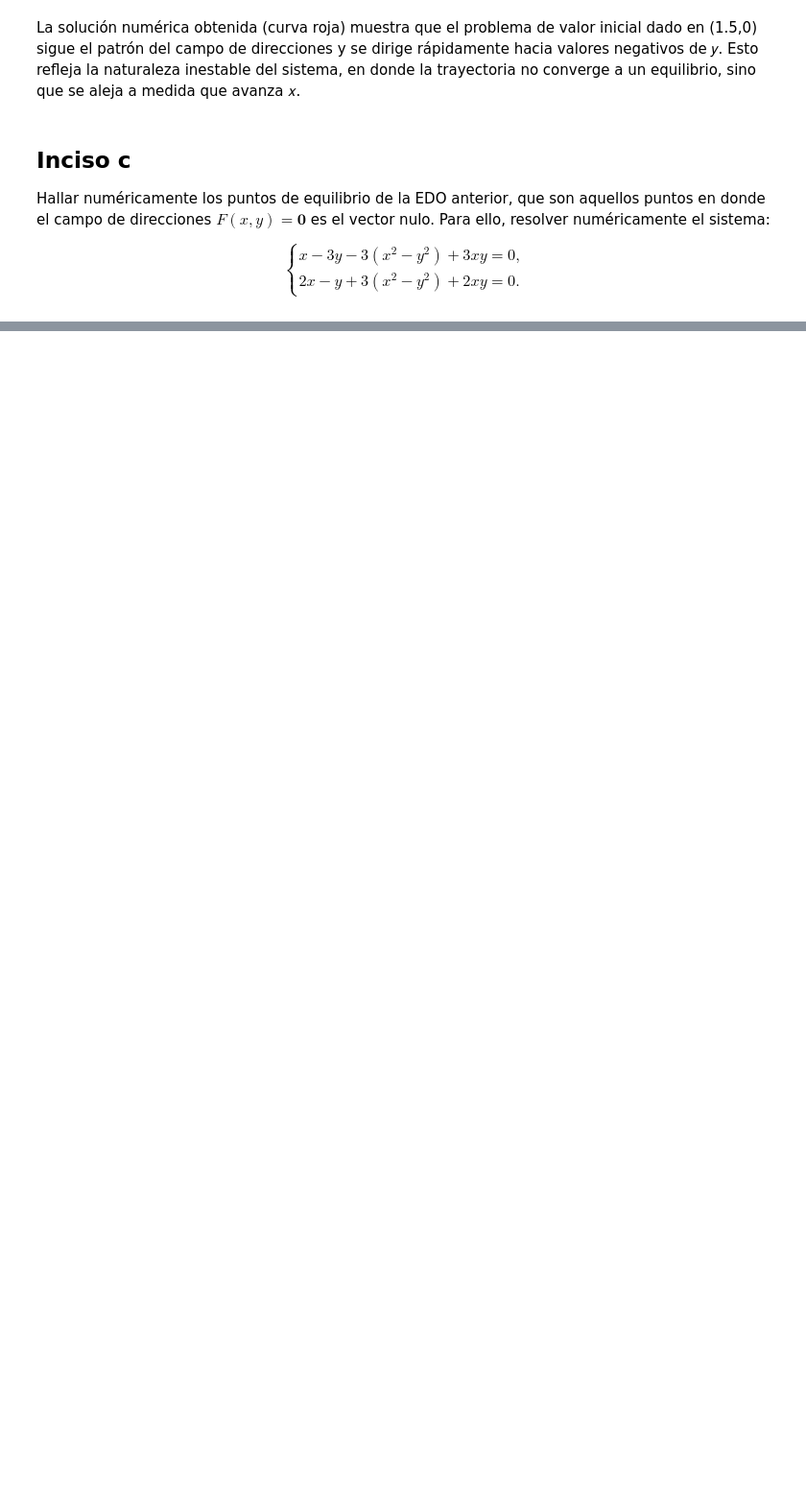
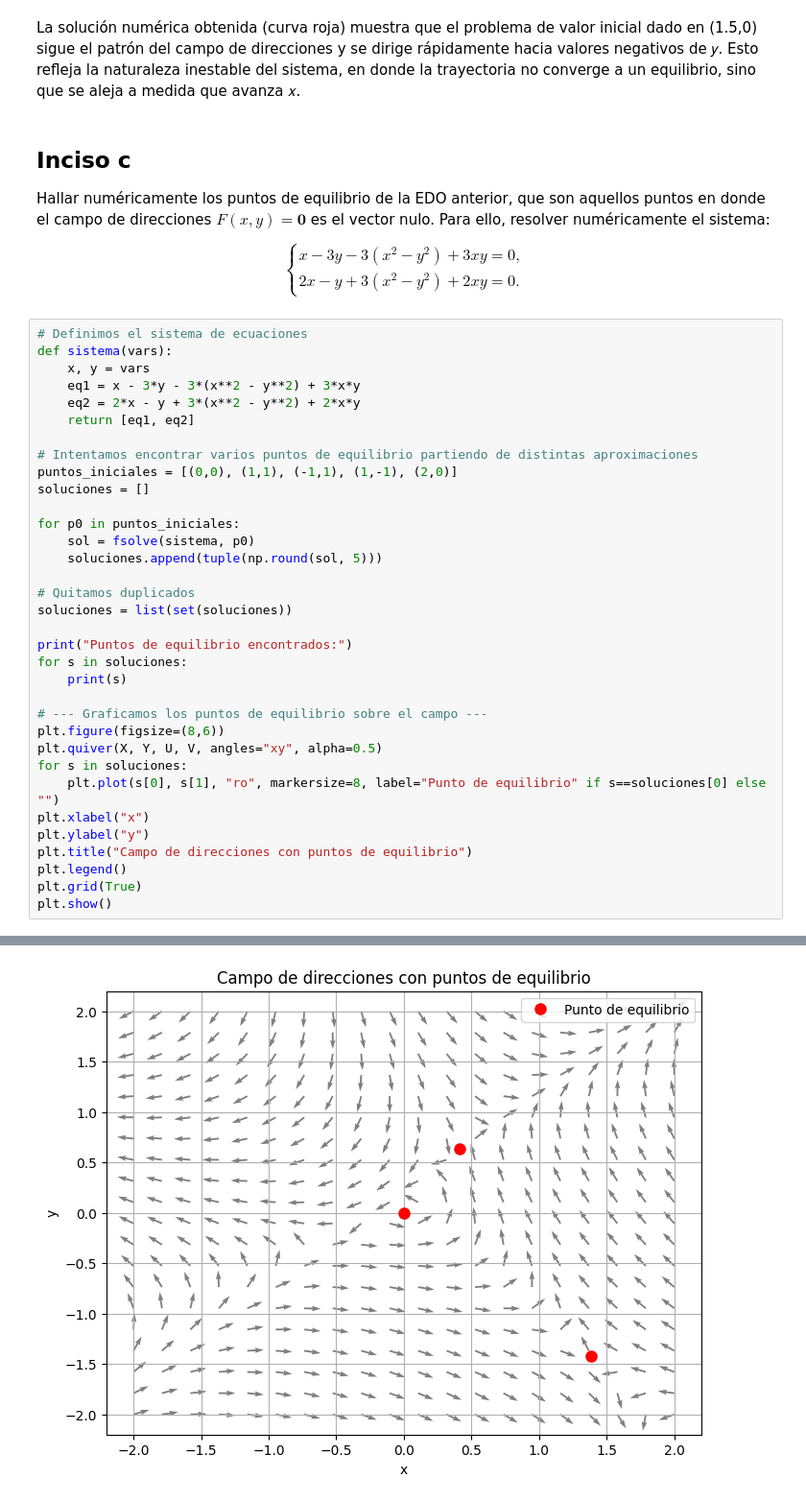
Before and after one commit to JosueSay/labs-ms, a Jupyter notebook: Labs/lab5/problema4/p4.ipynb, the cells around one changed output, grey strips where cells are left out. Shown: that part at 96% size. Cells and saved outputs as stored; diff of their text form; blank space fills up the shorter version.

```diff
--- a/Labs/lab5/problema4/p4.ipynb
+++ b/Labs/lab5/problema4/p4.ipynb
@@ -104,3 +104,38 @@ x-3y-3\!\left(x^{2}-y^{2}\right)+3xy=0,\\[2pt]
 2x-y+3\!\left(x^{2}-y^{2}\right)+2xy=0.
 \end{cases}
 $$
+# %%
+# Definimos el sistema de ecuaciones
+def sistema(vars):
+    x, y = vars
+    eq1 = x - 3*y - 3*(x**2 - y**2) + 3*x*y
+    eq2 = 2*x - y + 3*(x**2 - y**2) + 2*x*y
+    return [eq1, eq2]
+
+# Intentamos encontrar varios puntos de equilibrio partiendo de distintas aproximaciones
+puntos_iniciales = [(0,0), (1,1), (-1,1), (1,-1), (2,0)]
+soluciones = []
+
+for p0 in puntos_iniciales:
+    sol = fsolve(sistema, p0)
+    soluciones.append(tuple(np.round(sol, 5)))
+
+# Quitamos duplicados
+soluciones = list(set(soluciones))
+
+print("Puntos de equilibrio encontrados:")
+for s in soluciones:
+    print(s)
+
+# --- Graficamos los puntos de equilibrio sobre el campo ---
+plt.figure(figsize=(8,6))
+plt.quiver(X, Y, U, V, angles="xy", alpha=0.5)
+for s in soluciones:
+    plt.plot(s[0], s[1], "ro", markersize=8, label="Punto de equilibrio" if s==soluciones[0] else "")
+plt.xlabel("x")
+plt.ylabel("y")
+plt.title("Campo de direcciones con puntos de equilibrio")
+plt.legend()
+plt.grid(True)
+plt.show()
+# %% [output]
@@ -106,0 +146 @@ $$
+[figure, added]
```
Also changed, not shown: parts of 2 cells of this notebook, 2 other files.
